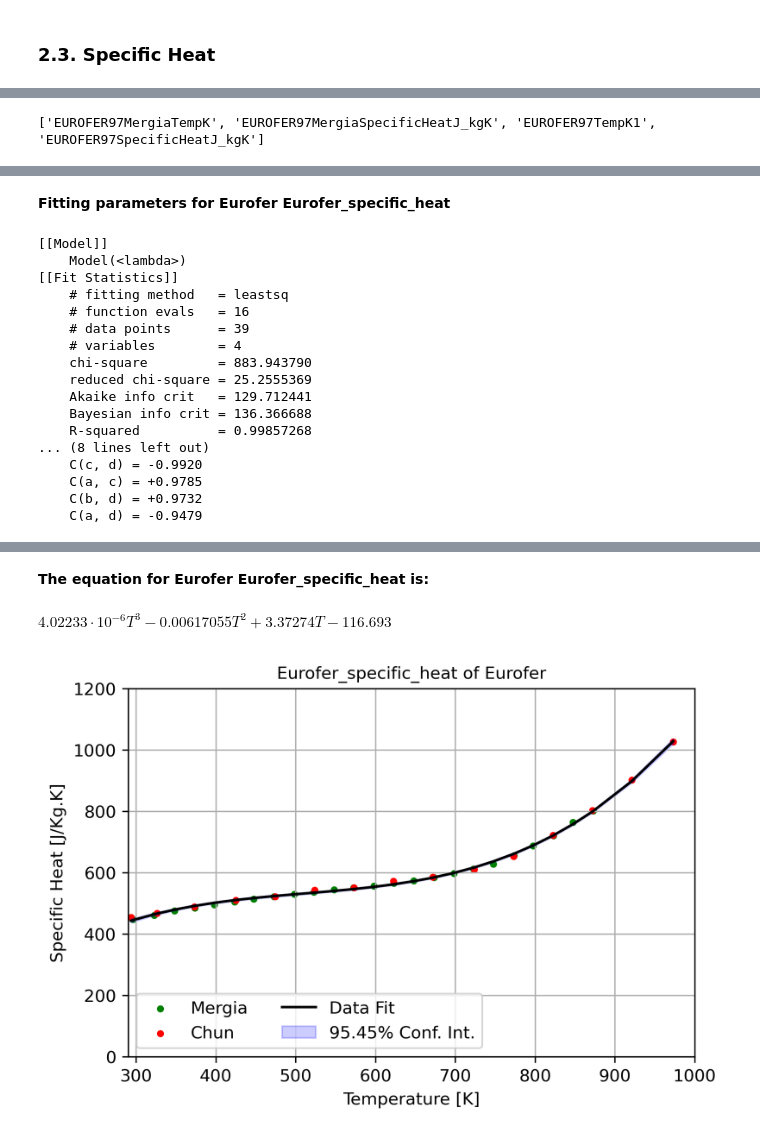
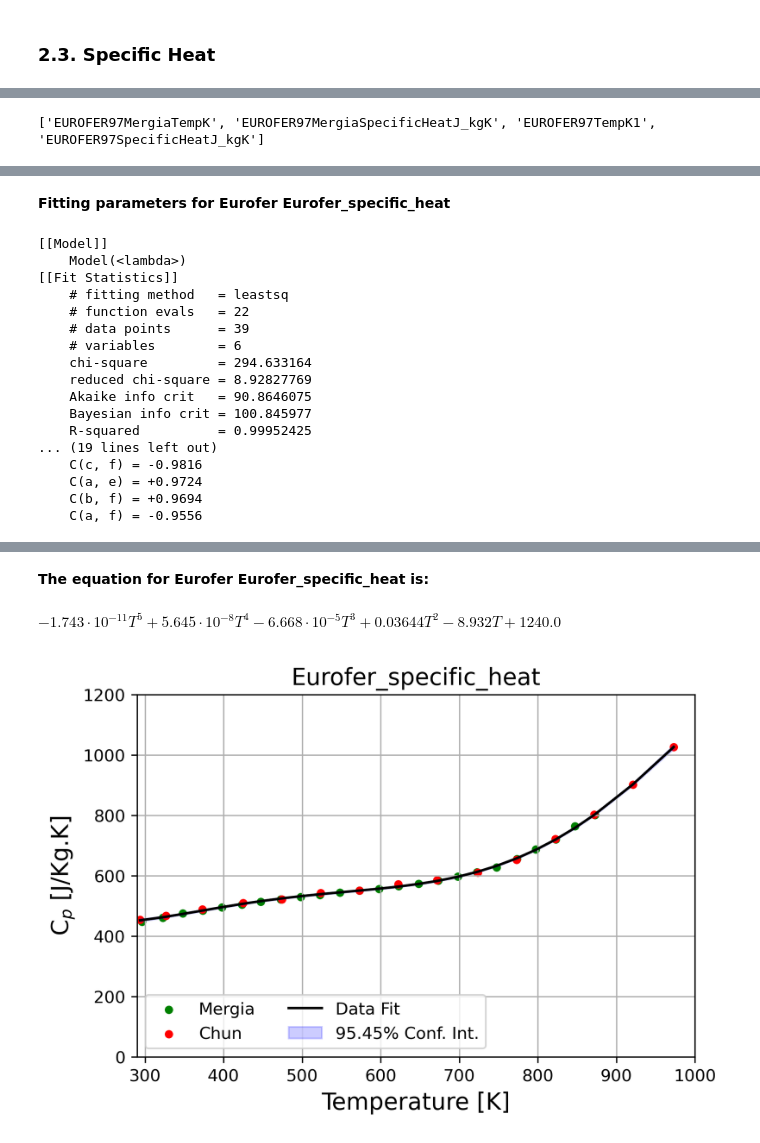
Before and after one commit to Ghoniem-Org/DatabaseCodes, a Jupyter notebook: Jupyter/Eurofer/Eurofer_database_Ghoniem.ipynb, the cells around one changed output, grey strips where cells are left out. Saved outputs shown, nothing was run; the diff lists cells and outputs as text; code cells hidden in the pictures.

Commit message:
created Eurofer_database_Ghoniem

```diff
--- a/Jupyter/Eurofer/Eurofer_database_Ghoniem.ipynb
+++ b/Jupyter/Eurofer/Eurofer_database_Ghoniem.ipynb
@@ -504,4 +447,12 @@ load_data(excel_filename, material_property, header_rows_list=[1, 3], num_data_r
 # %%
+material_property = 'Eurofer_specific_heat' # Load excel data for desired property name"
+x_axis='Temperature [K]'
+y_axis=r'C$_p$ [J/Kg.K]'
+load_data(excel_filename, material_property, header_rows_list=[1, 3], num_data_rows=24)
+
+df=pd.DataFrame(temp_data)
+display(df)
+
 # Temperature range and initializations
 T = np.arange(300, 1000, 10)
 n = len(T)
@@ -517,20 +468,18 @@ T, cp = concatenate_and_sort(vars_x, vars_y)
 
 x_data_list = [x for x in vars_x]
 y_data_list = vars_y
-data_colors = ['green', 'red', 'magenta', 'blue', 'cyan', 'black']
 data_marker_sizes = [msize] * len(x_data_list)
 data_labels = ['Mergia','Chun']
 
-fit_result = get_model_fit_and_print_it(T, cp, fit_func='poly', poly_deg=3,\
-    material_name=material_name, property_name=material_property, eq_digits=6, print_bool=True)
+fit_result = get_model_fit_and_print_it(T, cp, fit_func='poly', poly_deg=5,\
+    material_name=material_name, property_name=material_property, eq_digits=4, print_bool=True)
 
-custom_multi_plot(x_data_list, y_data_list,
-                  x_label='Temperature [K]', y_label=r'Specific Heat [J/Kg.K]', title=material_property + " of " + material_name,
-                  scale='linear', font_size=fsize, xlim=[290, 1000], ylim=[0, 1200],
-                  grid=True, legend=True, data_labels=data_labels, fit_labels=None,
-                  data_colors=data_colors, fit_colors=None, data_marker_sizes=data_marker_sizes,
-                  fit_line_widths=[2], x_label_font_size=fsize, y_label_font_size=fsize, title_font_size=fsize,\
-                  legend_font_size=fsize, legend_loc='lower left', legend_num_cols=2)
+custom_multi_plot(x_data_list, y_data_list, title=material_property, scale='linear', \
+                  data_labels=data_labels, fit_labels=None, data_colors=data_colors, \
+                  fit_colors=None, data_marker_sizes=data_marker_sizes, x_label=x_axis, \
+                  y_label=y_axis, xlim=[290, 1000], ylim=[0, 1200],fit_line_widths=[2], \
+                  legend_loc='lower left', legend_num_cols=2)
+
 
 plot_fit_and_conf(T, cp, fit_result, sigma=2, legend=True, legend_font_size=fsize, legend_loc='lower left', legend_num_cols=2,\
                   fit_line_color='red', pred_int_fill_color='grey', conf_int_fill_color='blue')
@@ -538,24 +504,24 @@ plot_fit_and_conf(T, cp, fit_result, sigma=2, legend=True, legend_font_size=fsiz
 ['EUROFER97MergiaTempK', 'EUROFER97MergiaSpecificHeatJ_kgK', 'EUROFER97TempK1', 'EUROFER97SpecificHeatJ_kgK']
 [interactive output not drawn]
 **Fitting parameters for Eurofer Eurofer_specific_heat**
 [[Model]]
     Model(<lambda>)
 [[Fit Statistics]]
     # fitting method   = leastsq
-    # function evals   = 16
+    # function evals   = 22
     # data points      = 39
-    # variables        = 4
-    chi-square         = 883.943790
-    reduced chi-square = 25.2555369
-    Akaike info crit   = 129.712441
-    Bayesian info crit = 136.366688
-    R-squared          = 0.99857268
-... (8 lines left out)
-    C(c, d) = -0.9920
-    C(a, c) = +0.9785
-    C(b, d) = +0.9732
-    C(a, d) = -0.9479
+    # variables        = 6
+    chi-square         = 294.633164
+    reduced chi-square = 8.92827769
+    Akaike info crit   = 90.8646075
+    Bayesian info crit = 100.845977
+    R-squared          = 0.99952425
+... (19 lines left out)
+    C(c, f) = -0.9816
+    C(a, e) = +0.9724
+    C(b, f) = +0.9694
+    C(a, f) = -0.9556
 [interactive output not drawn]
 **The equation for Eurofer Eurofer_specific_heat is:**
-$\displaystyle 4.02233 \cdot 10^{-6} T^{3} - 0.00617055 T^{2} + 3.37274 T - 116.693$
+$\displaystyle - 1.743 \cdot 10^{-11} T^{5} + 5.645 \cdot 10^{-8} T^{4} - 6.668 \cdot 10^{-5} T^{3} + 0.03644 T^{2} - 8.932 T + 1240.0$
-[figure, old version]
+[figure, new version]
```
Also changed, not shown: parts of 9 cells of this notebook, 1 other file.
